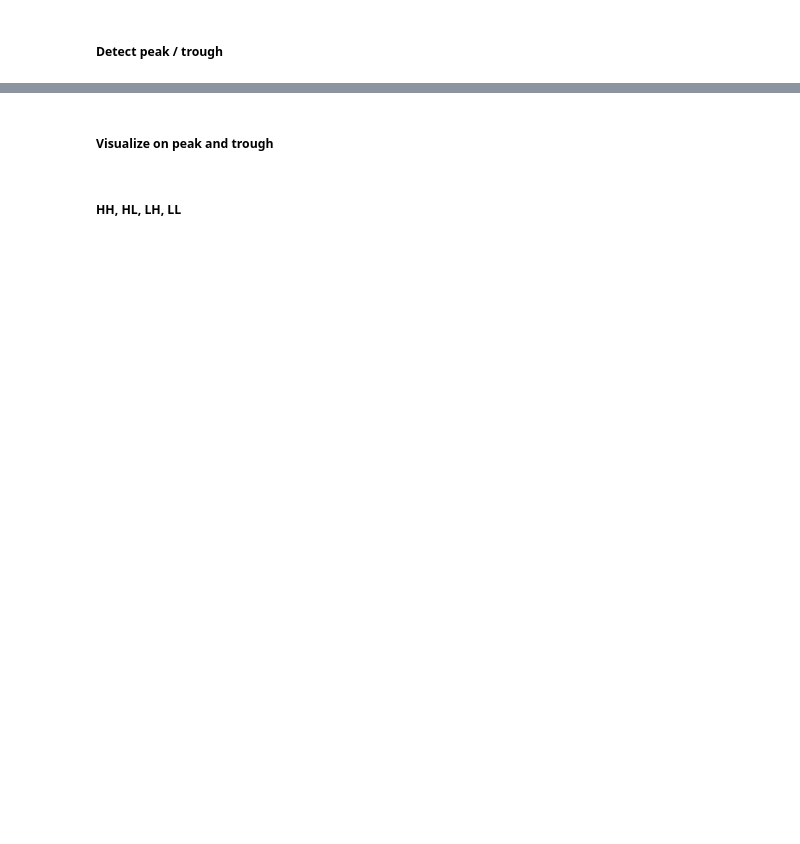
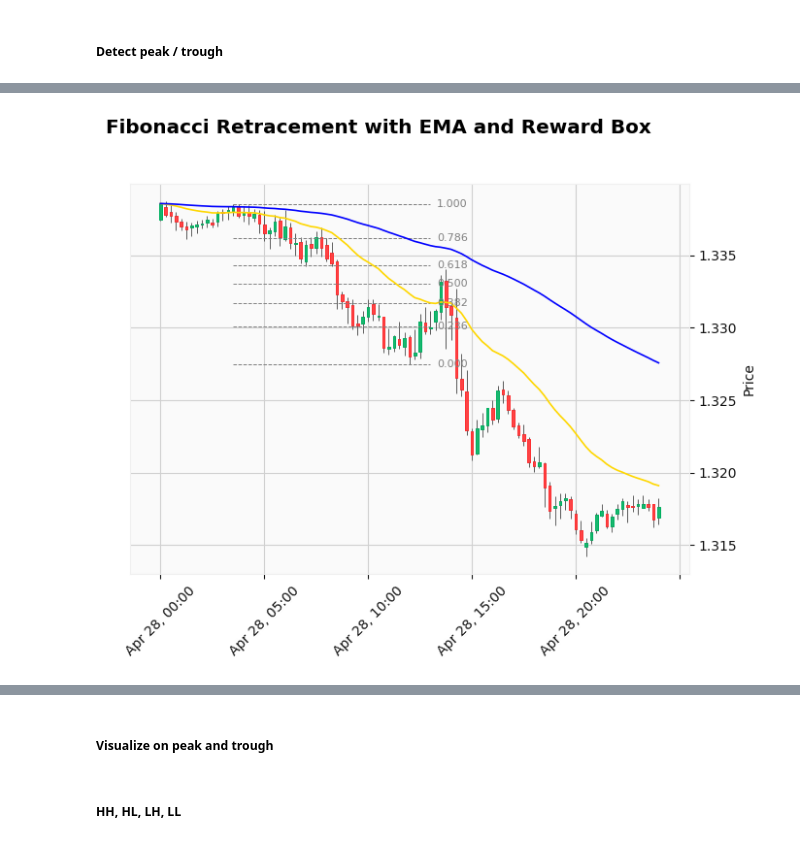
Before and after one commit to greentree327/Algogene_algo_trading, a Jupyter notebook: historical data/forex.ipynb, the cells around one changed output, grey strips where cells are left out. Drawn from its saved outputs; the diff is of its cells as text; code cells hidden in the pictures; blank space fills up the shorter version.

```diff
--- a/historical data/forex.ipynb
+++ b/historical data/forex.ipynb
@@ -240,7 +252,9 @@ class BearishFSM: # Finite State Machine
         self.high_price_idx = None
         self.high_price_relative_idx = None
         self.fib_labels = []
+        self.fib_dict = {} # not a must to initialize, just for good habit
         self.entry_signal_idx = None
+
 
     def update(self, idx):
         trend = self.df['trend'].values
@@ -255,44 +269,109 @@ class BearishFSM: # Finite State Machine
 
         if current_trend != prev_trend:
             self.reset()
+            print(f"[{idx}] Trend changed from {prev_trend} to {current_trend}, reset state to IDLE")
 
         if current_trend == "bearish":
             if self.state == "IDLE":
-                if all(greens[idx - i] for i in range(3)): # pullback
+                if all(greens[idx - i] is True for i in range(3)): # pullback
                     self.low_price = prices[idx - 2]
                     self.low_price_idx = idx - 2
+                    prev_state = self.state
                     self.state = "PULLBACK_DETECTED"
+                    print(f"[{idx}] State changed: {prev_state} → {self.state}")
 
             elif self.state == "PULLBACK_DETECTED":
                 if prices[idx] < self.low_price:
+                    prev_state = self.state
                     self.state = "BREAK_OF_STRUCTURE"
+                    print(f"[{idx}] State changed: {prev_state} → {self.state}")
 
             elif self.state == "BREAK_OF_STRUCTURE":
-                if all(greens[idx - i] for i in range(3)) and prices[idx] < self.low_price:
+                if all(greens[idx - i] is True for i in range(3)) and prices[idx] < self.low_price:
                     # Define high price for Fib retrace
                     self.high_price = prices[self.low_price_idx:idx - 2].max()
                     self.high_price_relative_idx = np.argmax(prices[self.low_price_idx: idx - 2])
                     self.high_price_idx = self.low_price_idx + self.high_price_relative_idx
-                    # Low price for retrace
+                    # Low price for confirming the next Lower high
                     self.low_price = prices[idx - 2]
                     self.low_price_idx = idx - 2
                     self.fib_labels = plot_fibonacci_candlestick(self.df, self.high_price_idx, self.low_price_idx, trend="bearish")
-                    self.state == "WAITING_ENTRY"
+                    self.fib_dict = dict(self.fib_labels)
+                    prev_state = self.state
+                    self.state = "WAITING_ENTRY"
+                    print(f"[{idx}] State changed: {prev_state} → {self.state}")
 
-                elif all(greens[idx - i] for i in range(3)) and prices[idx] >= self.low_price:
+                elif all(greens[idx - i] is True for i in range(3)) and prices[idx] >= self.low_price:
                     self.low_price = prices[idx - 2]
                     self.low_price_idx = idx - 2
+                    prev_state = self.state
                     self.state = "PULLBACK_DETECTED"
+                    print(f"[{idx}] State changed: {prev_state} → {self.state}")
 
             elif self.state == "WAITING_ENTRY":
-                fib_618_price = next((y for level, y in self.fib_labels if abs(level - 0.618) < 1e-5), None)
+                fib_618_price = self.fib_dict.get(0.618)
+                fib_000_price = self.fib_dict.get(0.000)
                 if fib_618_price and prices[idx] >= fib_618_price: # price rebound back to 0.618
                     self.entry_signal_idx = idx
                     self.df.loc[self.df.index[idx], "label"] = 'signal_label'
                     plot_fibonacci_candlestick(self.df, self.high_price_idx, self.low_price_idx, trend="bearish", entry_signal=idx)
+                    prev_state = self.state
                     self.state = "ENTRY_SIGNAL"
-                elif fib_618_price and prices[idx]
+                    print(f"[{idx}] State changed: {prev_state} → {self.state}")
+
+                elif fib_618_price and prices[idx] <= fib_000_price: # price lower than 0.000
+                    prev_state = self.state
+                    self.state = "BREAK_OF_STRUCTURE"
+                    print(f"[{idx}] State changed: {prev_state} → {self.state}")
+
+            elif self.state == "ENTRY_SIGNAL":
+                fib_100_price = self.fib_dict.get(1.000)
+                fib_000_price = self.fib_dict.get(0.000)
+
+                if prices[idx] >= fib_100_price: # no matter what, if the candle pass 1.00, we do not trade
+                    prev_state = self.state
+                    self.state = "PULLBACK_DETECTED"
+                    print(f"[{idx}] State changed: {prev_state} → {self.state}")
+
+                # Bearish Engulfing candle ( the candle can break 0.00 and we still trade)
+                elif (greens[idx - 1] is True) and (greens[idx] is not True) and opens[idx] > closes[idx - 1] and closes[idx] < opens[idx - 1]: # current red , prev green candle, current open > prev close, current close < prev open
+                    plot_fibonacci_candlestick(
+                    self.df, self.high_price_idx, self.low_price_idx, trend="bearish",
+                    entry_signal=idx, engulfing_candle=idx, R=2, pip_size=0.01
+                )
+                    prev_state = self.state
+                    self.state = "ENTER_MARKET"
+                    print(f"[{idx}] State changed: {prev_state} → {self.state}")
+
+                elif prices[idx] <= fib_000_price: # If candle breaks 0.00 before there is a Bearish ENGULFING candle
+                    prev_state = self.state
+                    self.state = "BREAK_OF_STRUCTURE"
+                    print(f"[{idx}] State changed: {prev_state} → {self.state}")
+
+            elif self.state == "ENTER_MARKET":
+                self.reset()
+                print(f"[{idx}] Reached ENTER_MARKET — resetting FSM to IDLE")                  # need to apply actual logic to execute trade
 
 
 
-        if current_trend == "bullish":
+
+
+        # if current_trend == "bullish":
+
+
+    def reset(self):
+        self.state = "IDLE"
+        self.low_price = None
+        self.low_price_idx = None
+        self.high_price = None
+        self.high_price_idx = None
+        self.high_price_relative_idx = None
+        self.fib_labels = []
+        self.fib_dict = {}
+        self.entry_signal_idx = None
+
+
+fsm = BearishFSM(df_4h)
+for idx in range(2, len(df_4h)):
+    fsm.update(idx)
+# %% [output]
@@ -298,0 +380 @@ class BearishFSM: # Finite State Machine
+[figure, added]
```
Also changed, not shown: parts of 6 cells of this notebook.
